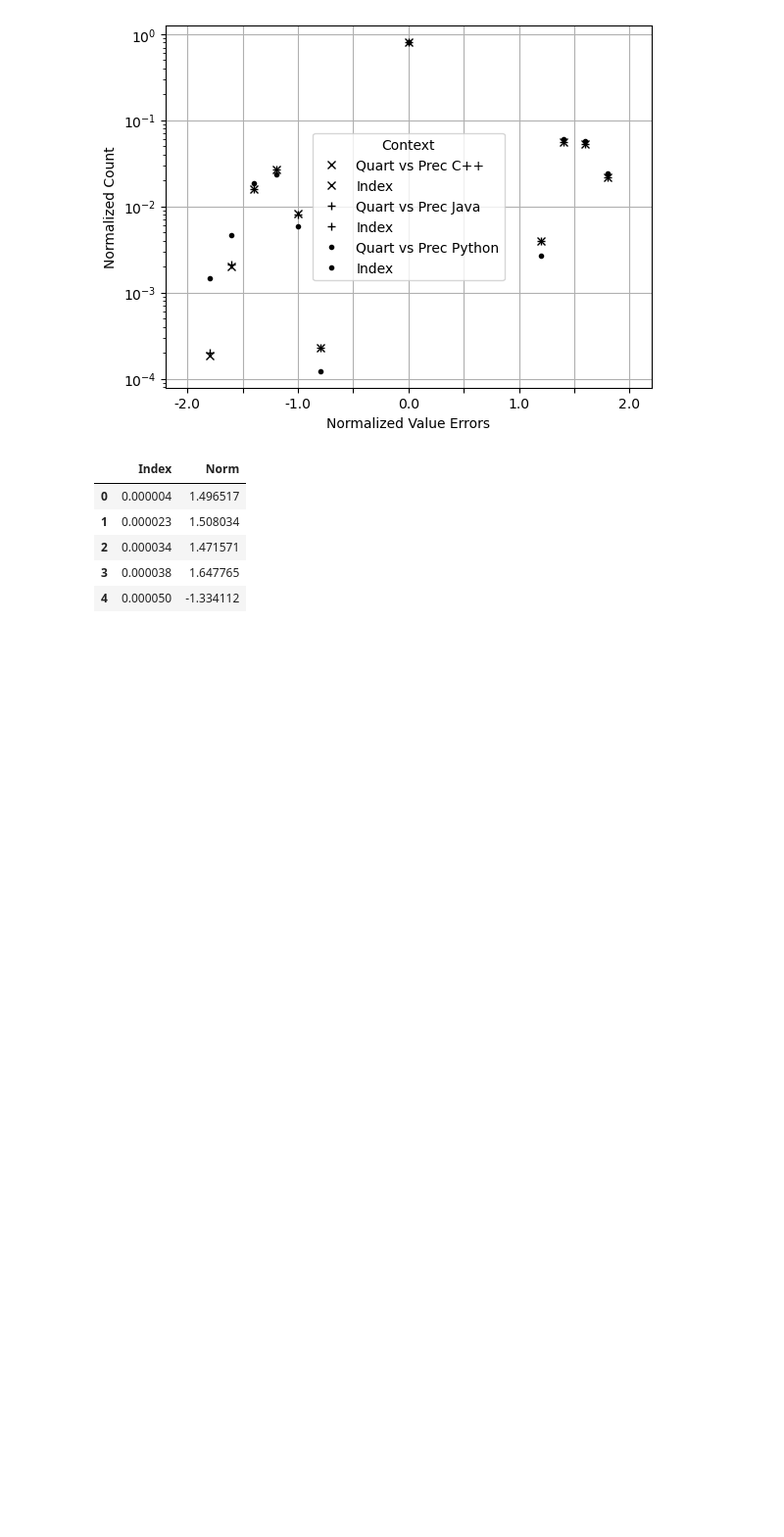
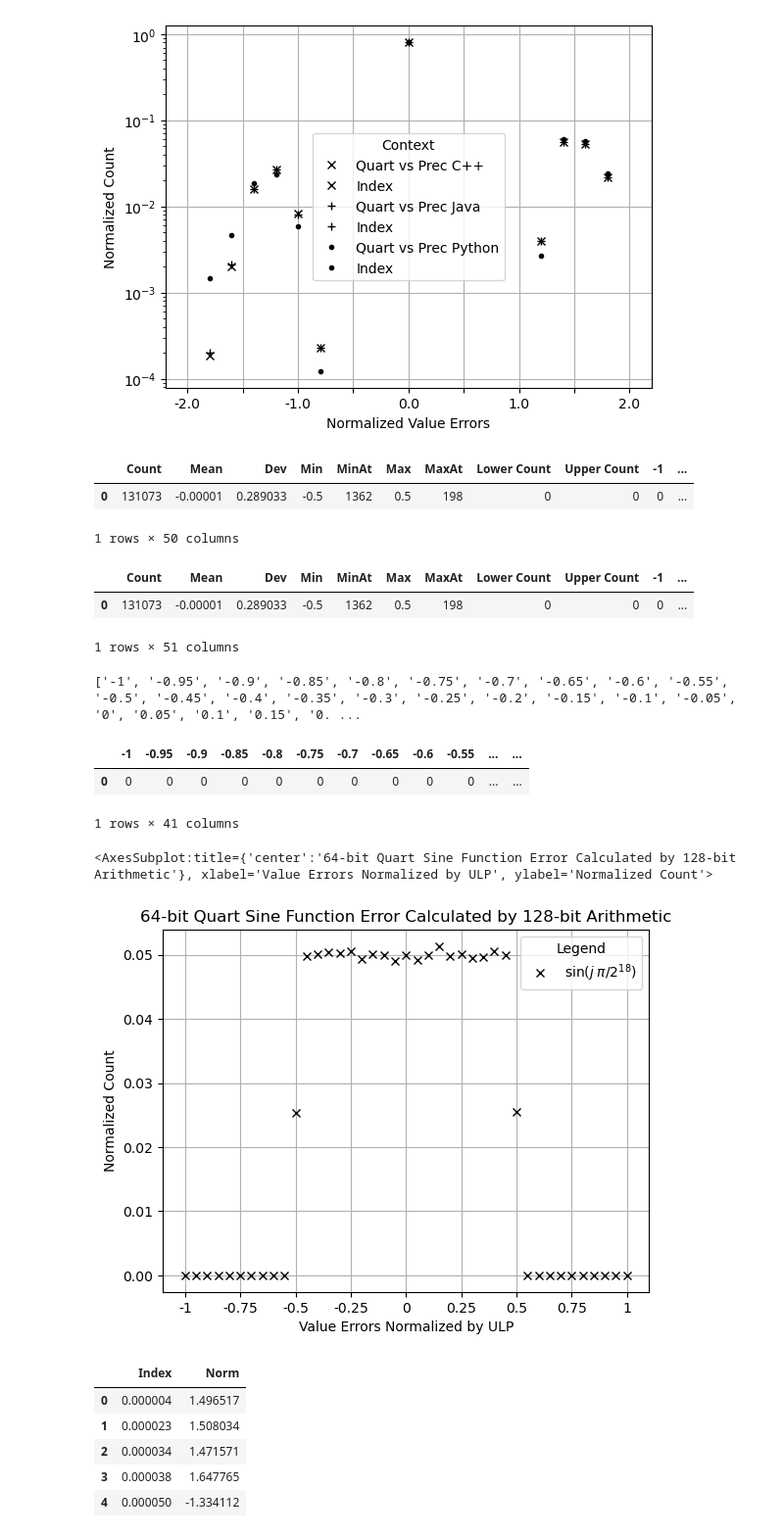
Before and after one commit to Chengpu0707/VarianceArithmetic, a Jupyter notebook: IPyNb/IndexSine_18.Prec.ipynb, the cells around one changed output. Shown: that part at 98% size. Saved outputs shown, nothing was run; the diff lists cells and outputs as text; code cells hidden in the pictures; blank space fills up the shorter version.

```diff
--- a/IPyNb/IndexSine_18.Prec.ipynb
+++ b/IPyNb/IndexSine_18.Prec.ipynb
@@ -74,6 +74,38 @@ dfP[sHisto].set_index(dfP['Context']).T.plot(ax=ax, style='k.', grid=True, logy=
 # %% [output]
 <AxesSubplot:xlabel='Normalized Value Errors', ylabel='Normalized Count'>
 [figure]
+# %%
+dfPh = pd.read_csv("../Cpp/Output/Prec.histo.txt", sep='\t')
+dfPh.head()
+# %% [output]
+|  | Count | Mean | Dev | Min | MinAt | Max | MaxAt | Lower Count | Upper Count | -1 | ... |
+| 0 | 131073 | -0.00001 | 0.289033 | -0.5 | 1362 | 0.5 | 198 | 0 | 0 | 0 | ... |
+1 rows × 50 columns
+# %%
+dfPh['Legend'] = '$\sin(j\;\pi/2^{18})$'
+dfPh.head()
+# %% [output]
+|  | Count | Mean | Dev | Min | MinAt | Max | MaxAt | Lower Count | Upper Count | -1 | ... |
+| 0 | 131073 | -0.00001 | 0.289033 | -0.5 | 1362 | 0.5 | 198 | 0 | 0 | 0 | ... |
+1 rows × 51 columns
+# %%
+sHisto = [str(v/20) if (v % 20) else str(v//20) for v in range(-20, 21, 1)]
+print(sHisto)
+# %% [output]
+['-1', '-0.95', '-0.9', '-0.85', '-0.8', '-0.75', '-0.7', '-0.65', '-0.6', '-0.55', '-0.5', '-0.45', '-0.4', '-0.35', '-0.3', '-0.25', '-0.2', '-0.15', '-0.1', '-0.05', '0', '0.05', '0.1', '0.15', '0. ...
+# %%
+dfPh[sHisto].head()
+# %% [output]
+|  | -1 | -0.95 | -0.9 | -0.85 | -0.8 | -0.75 | -0.7 | -0.65 | -0.6 | -0.55 | ... | ... |
+| 0 | 0 | 0 | 0 | 0 | 0 | 0 | 0 | 0 | 0 | 0 | ... | ... |
+1 rows × 41 columns
+# %%
+dfPh.set_index('Legend')[sHisto].T.plot(style='kx', grid=True,
+                    xlabel='Value Errors Normalized by ULP', ylabel='Normalized Count',
+                    title='64-bit Quart Sine Function Error Calculated by 128-bit Arithmetic')
+# %% [output]
+<AxesSubplot:title={'center':'64-bit Quart Sine Function Error Calculated by 128-bit Arithmetic'}, xlabel='Value Errors Normalized by ULP', ylabel='Normalized Count'>
+[figure, added]
 # %%
 dfC = pd.read_csv("../Python/Output/IndexSin_Quart_Prec_18_Cpp.txt", sep='\t', skiprows=2)
 dfC.head()
```
Also changed, not shown: 17 other files.
